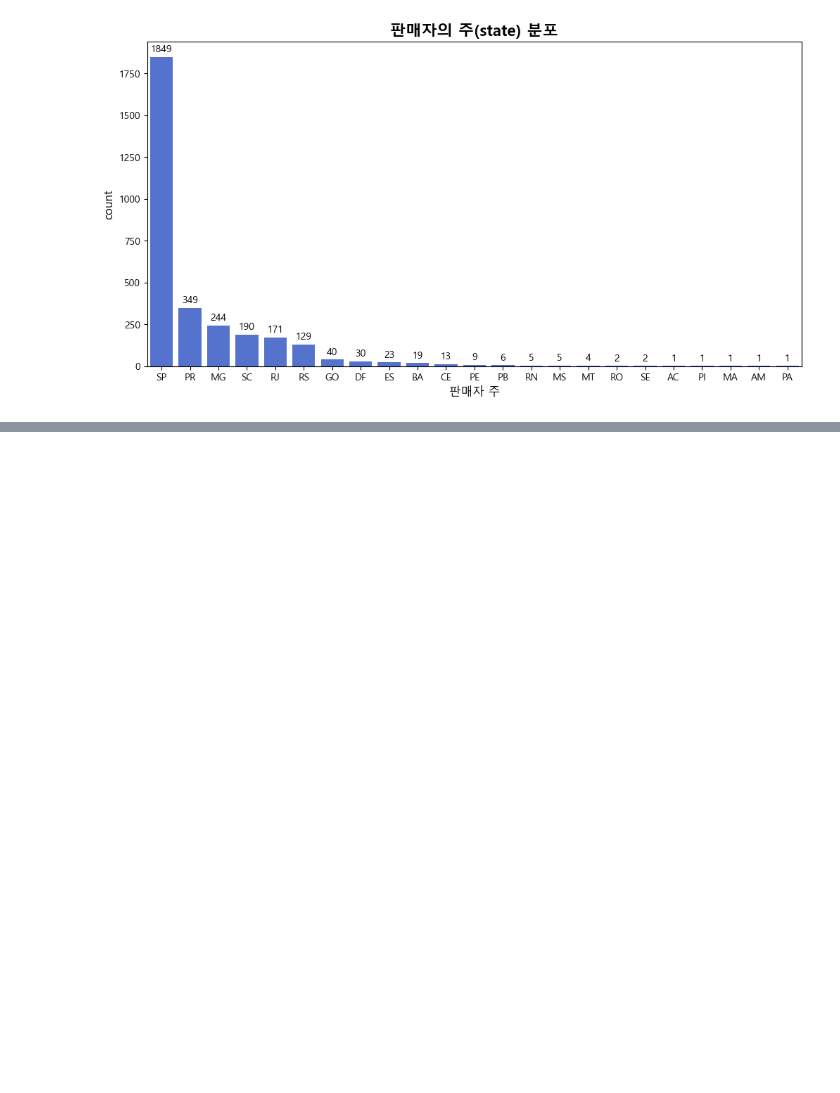
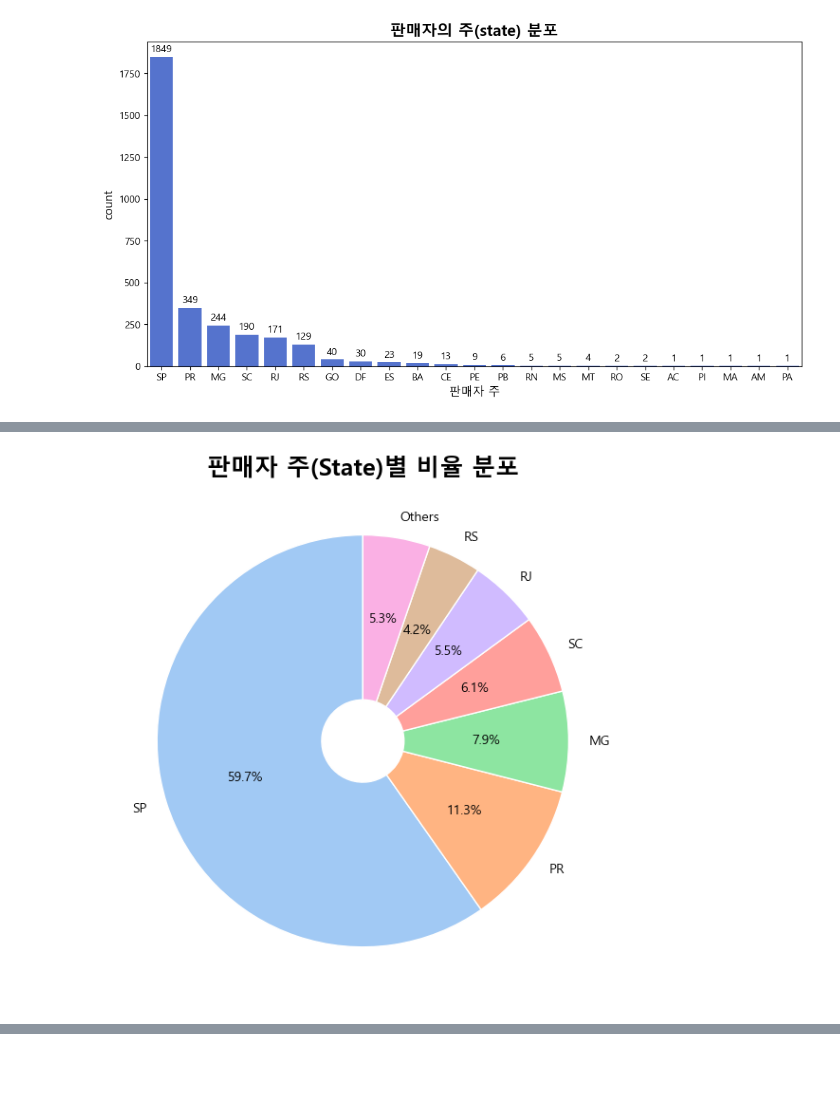
Before and after one commit to Kim-min-soo/it-s_advanced_project, a Jupyter notebook: works/kim-min-soo/test.ipynb, the cells around one changed output, grey strips where cells are left out. Drawn from its saved outputs; the diff is of its cells as text; code cells hidden in the pictures; blank space fills up the shorter version.

```diff
--- a/works/kim-min-soo/test.ipynb
+++ b/works/kim-min-soo/test.ipynb
@@ -943,0 +967,28 @@ plt.show()
+# %%
+# 판매자의 주 비율 확인
+seller_state_counts = df_sellers['seller_state'].value_counts()
+seller_state_ratio = seller_state_counts / seller_state_counts.sum() * 100
+
+#2% 미만인 주들을 기타로 묶음
+main_seller_states = seller_state_ratio[seller_state_ratio >= 2.0]
+other_seller_states = seller_state_ratio[seller_state_ratio < 2.0].sum()
+
+main_seller_states['Others'] = other_seller_states
+
+main_seller_states
+
+plt.figure(figsize=(8,6))
+plt.pie(
+    main_seller_states,
+    labels=main_seller_states.index,
+    autopct='%.1f%%',
+    startangle=90,
+    colors=sns.color_palette('pastel'),
+    wedgeprops={'width': 0.8, 'edgecolor': 'white'}
+)
+
+plt.title('판매자 주(State)별 비율 분포', fontsize=18, fontweight='bold')
+plt.tight_layout()
+plt.show()
+# %% [output]
+[figure, added]
```
Also changed, not shown: parts of 11 cells of this notebook, 1 other file.
